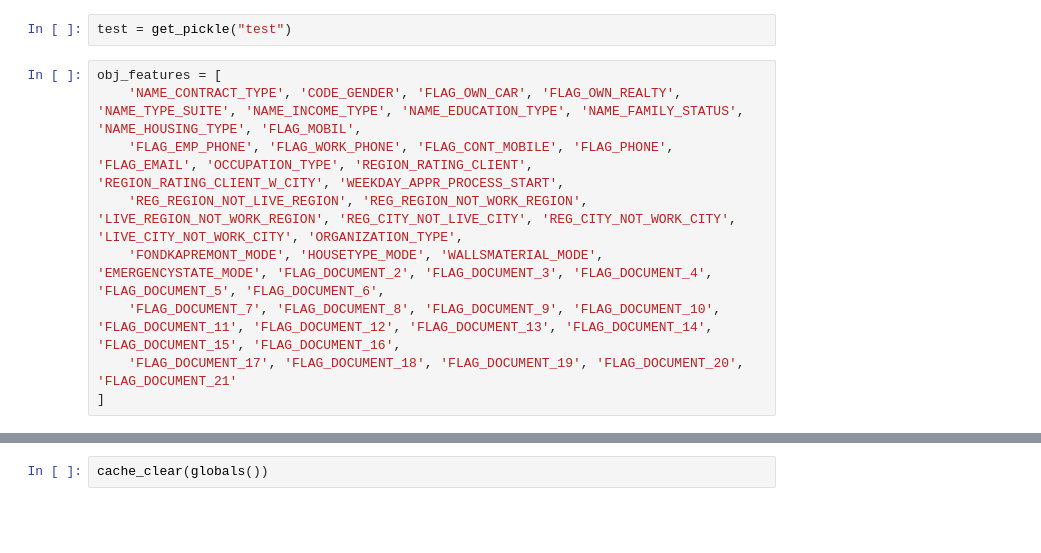
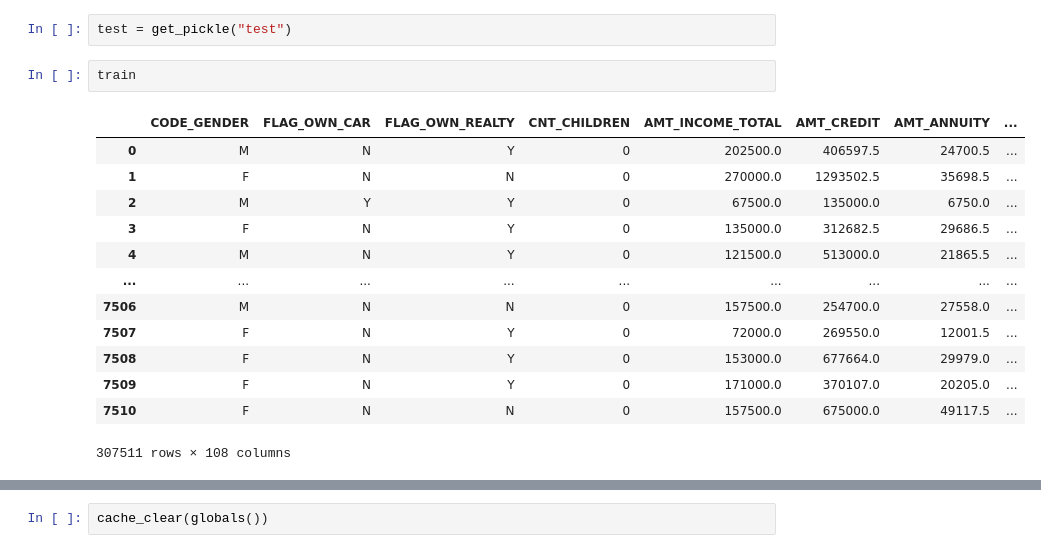
Before and after one commit to nguyenvietkhiemm/home_credit_default_risk, a Jupyter notebook: jupyter/003_train_test_cat.ipynb, the cells around one changed output, grey strips where cells are left out. Drawn from its saved outputs; the diff is of its cells as text; blank space fills up the shorter version.

```diff
--- a/jupyter/003_train_test_cat.ipynb
+++ b/jupyter/003_train_test_cat.ipynb
@@ -38,12 +36,19 @@ _keep_vars = set(globals().keys())  # lưu biến gốc
 train = get_pickle("train")
 # %%
 test = get_pickle("test")
-# %%
-obj_features = [
-    'NAME_CONTRACT_TYPE', 'CODE_GENDER', 'FLAG_OWN_CAR', 'FLAG_OWN_REALTY', 'NAME_TYPE_SUITE', 'NAME_INCOME_TYPE', 'NAME_EDUCATION_TYPE', 'NAME_FAMILY_STATUS', 'NAME_HOUSING_TYPE', 'FLAG_MOBIL',
-    'FLAG_EMP_PHONE', 'FLAG_WORK_PHONE', 'FLAG_CONT_MOBILE', 'FLAG_PHONE', 'FLAG_EMAIL', 'OCCUPATION_TYPE', 'REGION_RATING_CLIENT', 'REGION_RATING_CLIENT_W_CITY', 'WEEKDAY_APPR_PROCESS_START',
-    'REG_REGION_NOT_LIVE_REGION', 'REG_REGION_NOT_WORK_REGION', 'LIVE_REGION_NOT_WORK_REGION', 'REG_CITY_NOT_LIVE_CITY', 'REG_CITY_NOT_WORK_CITY', 'LIVE_CITY_NOT_WORK_CITY', 'ORGANIZATION_TYPE',
-    'FONDKAPREMONT_MODE', 'HOUSETYPE_MODE', 'WALLSMATERIAL_MODE', 'EMERGENCYSTATE_MODE', 'FLAG_DOCUMENT_2', 'FLAG_DOCUMENT_3', 'FLAG_DOCUMENT_4', 'FLAG_DOCUMENT_5', 'FLAG_DOCUMENT_6',
-    'FLAG_DOCUMENT_7', 'FLAG_DOCUMENT_8', 'FLAG_DOCUMENT_9', 'FLAG_DOCUMENT_10', 'FLAG_DOCUMENT_11', 'FLAG_DOCUMENT_12', 'FLAG_DOCUMENT_13', 'FLAG_DOCUMENT_14', 'FLAG_DOCUMENT_15', 'FLAG_DOCUMENT_16',
-    'FLAG_DOCUMENT_17', 'FLAG_DOCUMENT_18', 'FLAG_DOCUMENT_19', 'FLAG_DOCUMENT_20', 'FLAG_DOCUMENT_21'
-]
+# %%
+train
+# %% [output]
+|  | CODE_GENDER | FLAG_OWN_CAR | FLAG_OWN_REALTY | CNT_CHILDREN | AMT_INCOME_TOTAL | AMT_CREDIT | AMT_ANNUITY | ... |
+| 0 | M | N | Y | 0 | 202500.0 | 406597.5 | 24700.5 | ... |
+| 1 | F | N | N | 0 | 270000.0 | 1293502.5 | 35698.5 | ... |
+| 2 | M | Y | Y | 0 | 67500.0 | 135000.0 | 6750.0 | ... |
+| 3 | F | N | Y | 0 | 135000.0 | 312682.5 | 29686.5 | ... |
+| 4 | M | N | Y | 0 | 121500.0 | 513000.0 | 21865.5 | ... |
+| ... | ... | ... | ... | ... | ... | ... | ... | ... |
+| 7506 | M | N | N | 0 | 157500.0 | 254700.0 | 27558.0 | ... |
+| 7507 | F | N | Y | 0 | 72000.0 | 269550.0 | 12001.5 | ... |
+| 7508 | F | N | Y | 0 | 153000.0 | 677664.0 | 29979.0 | ... |
+| 7509 | F | N | Y | 0 | 171000.0 | 370107.0 | 20205.0 | ... |
+| 7510 | F | N | N | 0 | 157500.0 | 675000.0 | 49117.5 | ... |
+307511 rows × 108 columns
```
Also changed, not shown: parts of 2 cells of this notebook, 7 other files.
